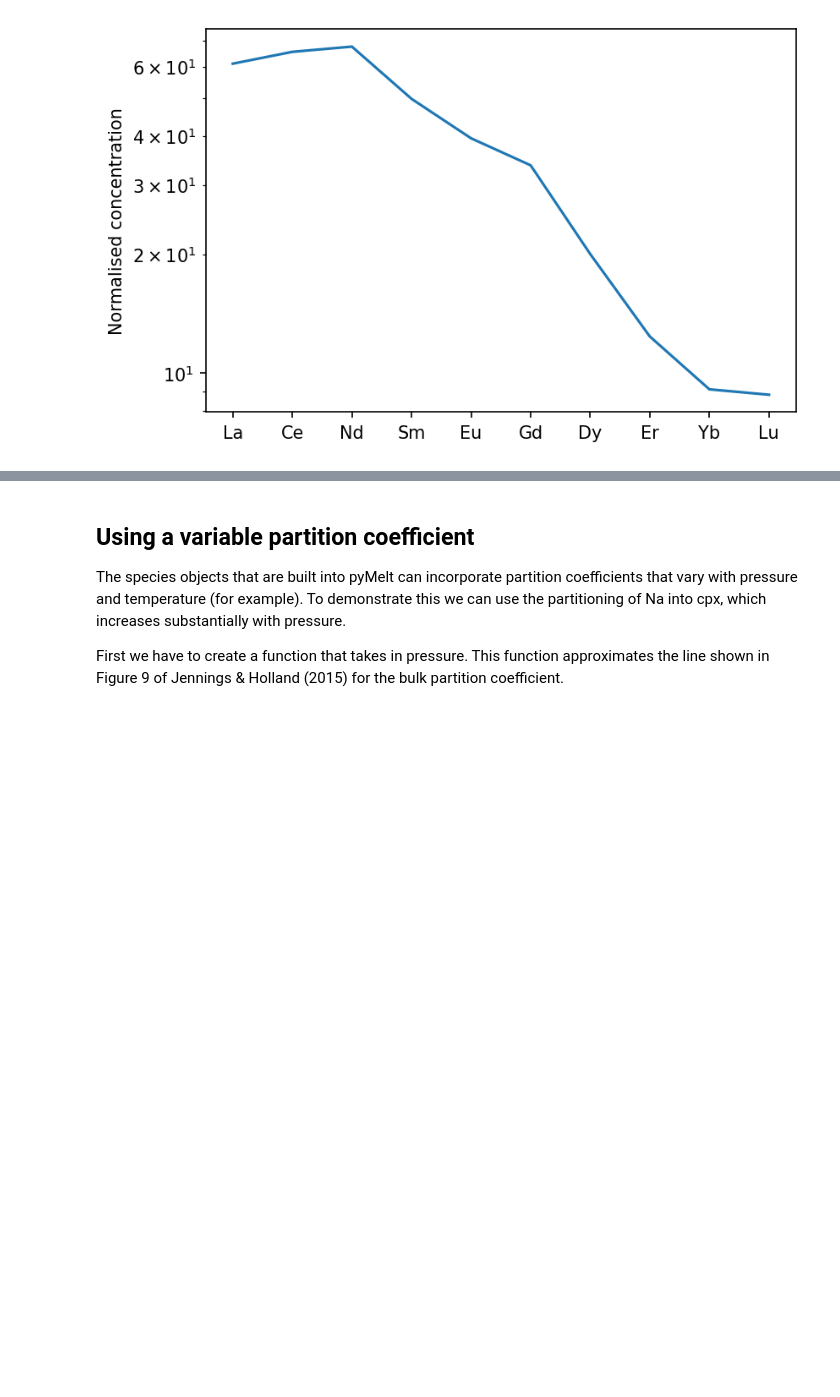
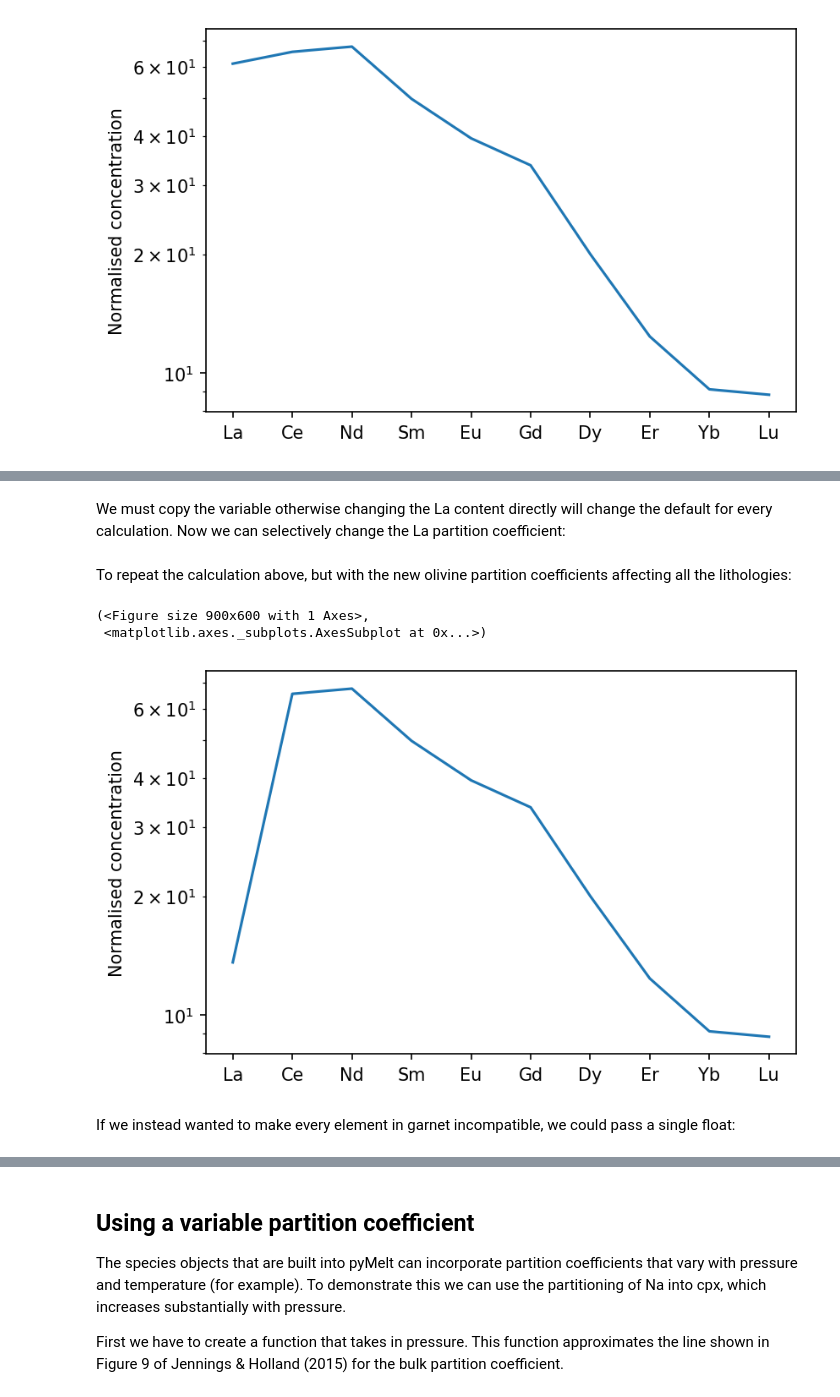
Before and after one commit to simonwmatthews/pyMelt, a Jupyter notebook: docs/source/tutorial3.ipynb, the cells around one changed output, grey strips where cells are left out. Cells and saved outputs as stored; diff of their text form; code cells hidden in the pictures; blank space fills up the shorter version.

```diff
--- a/docs/source/tutorial3.ipynb
+++ b/docs/source/tutorial3.ipynb
@@ -246,0 +276,2 @@ f,a = oib.plot_spider(element_order=['La','Ce','Nd','Sm','Eu','Gd','Dy','Er','Yb
+# %% [markdown]
+We must copy the variable otherwise changing the La content directly will change the default for every calculation. Now we can selectively change the La partition coefficient:
@@ -246,0 +280,2 @@ f,a = oib.plot_spider(element_order=['La','Ce','Nd','Sm','Eu','Gd','Dy','Er','Yb
+# %% [markdown]
+To repeat the calculation above, but with the new olivine partition coefficients affecting all the lithologies:
@@ -246,0 +300,10 @@ f,a = oib.plot_spider(element_order=['La','Ce','Nd','Sm','Eu','Gd','Dy','Er','Yb
+# %%
+oib_new = m.geosettings.IntraPlate(oi_col, 2.5, weightingFunction=m.geosettings.weighting_expdecay,
+                               weighting_wavelength=0.1)
+oib_new.plot_spider(element_order=['La','Ce','Nd','Sm','Eu','Gd','Dy','Er','Yb','Lu'])
+# %% [output]
+(<Figure size 900x600 with 1 Axes>,
+ <matplotlib.axes._subplots.AxesSubplot at 0x...>)
+[figure, added]
+# %% [markdown]
+If we instead wanted to make every element in garnet incompatible, we could pass a single float:
```
Also changed, not shown: parts of 13 cells of this notebook, 3 other files.
